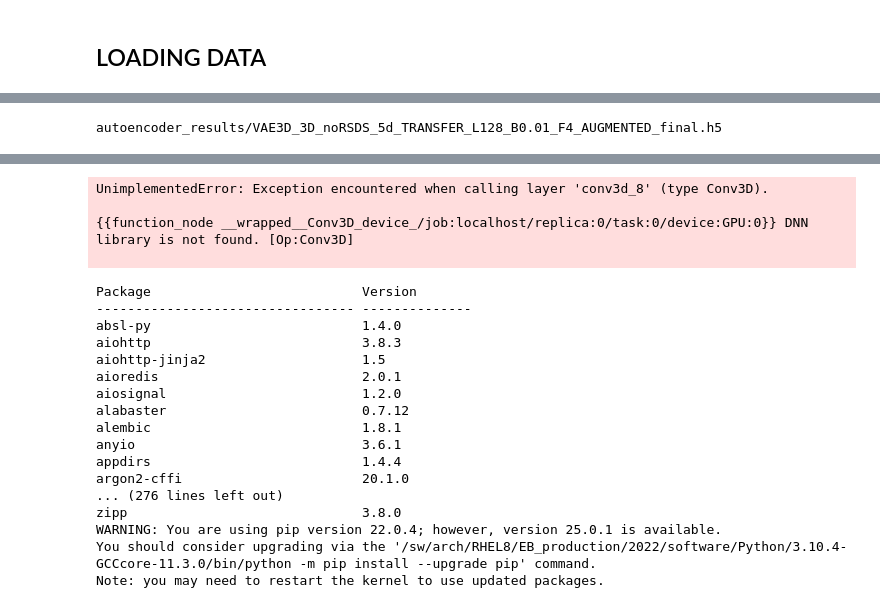
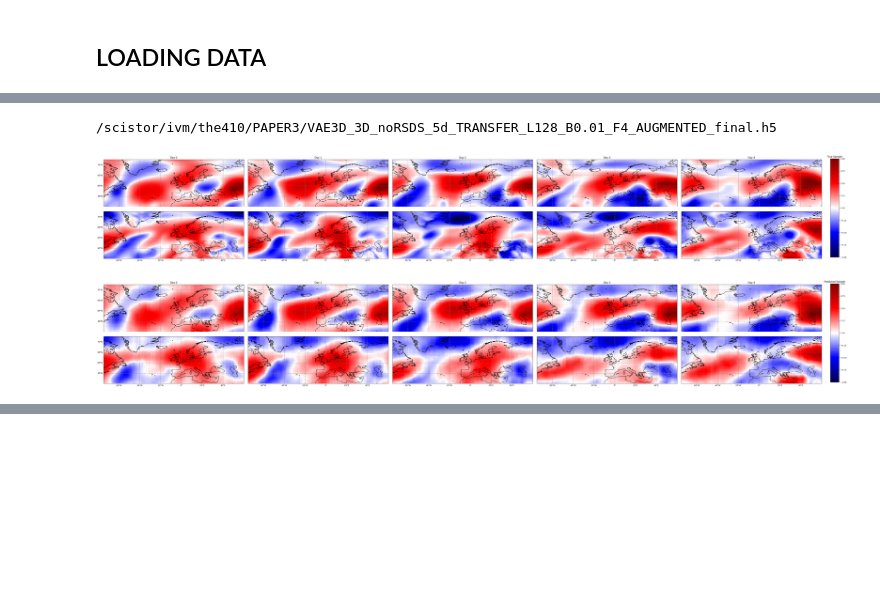
Before and after one commit to tamarahappe/HeaT, a Jupyter notebook: Notebooks/VAE_heatwave_reconstruction_ERA5.ipynb, the cells around one changed output, grey strips where cells are left out. Saved outputs shown, nothing was run; the diff lists cells and outputs as text; code cells hidden in the pictures; blank space fills up the shorter version.

Commit message:
changes to work on BAZIS cluster, creating R2 and plots for ERA5

```diff
--- a/Notebooks/VAE_heatwave_reconstruction_ERA5.ipynb
+++ b/Notebooks/VAE_heatwave_reconstruction_ERA5.ipynb
@@ -203,7 +206,7 @@ def plot_sample(x, norm_method):
   plt.show()
   plt.close()
 # %%
-def reconstruct_VAE_ERA5(model_file, L,  data_testbatch, outname):
+def reconstruct_VAE_ERA5(model_file, L,  data_testbatch):
     regularizer = tf.keras.regularizers.L2(0.2)
     model = CVAE(L, filter_scaling=4)
     model.built = True
@@ -221,7 +224,7 @@ def reconstruct_VAE_ERA5(model_file, L,  data_testbatch, outname):
     for element in data_testbatch.as_numpy_iterator():
         test_sample[0] = element[0]
         test_sample_transposed = np.transpose(element[0], (1, 0, 2, 3))
-    plot_sample(test_sample_transposed, "standardization_cut")
+    plot_sample(test_sample_transposed, "standardization_cut", "True Sample")
 
 
 
@@ -230,7 +233,38 @@ def reconstruct_VAE_ERA5(model_file, L,  data_testbatch, outname):
     predicted = model.decode(z, apply_sigmoid=False)
     predicted = predicted[0,:,:,:,:]
     predicted_transposed = np.transpose(predicted, (1, 0, 2, 3))
-    plot_sample(predicted_transposed, "standardization_cut")
+    plot_sample(predicted_transposed, "standardization_cut", "Predicted Sample")
+
+
+def get_r2_reconstructed_ERA5(model_file, L,  data_parsed):
+    from sklearn.metrics import r2_score
+
+    regularizer = tf.keras.regularizers.L2(0.2)
+    model = CVAE(L, filter_scaling=4)
+    model.built = True
+    model.load_weights(f"{model_file}")
+
+    warnings.filterwarnings("ignore")
+
+
+    test_sample = np.zeros((1, 192, 64, 5, 2))
+
+    r2_totals = []
+
+    for element in data_parsed.as_numpy_iterator():
+        test_sample[0] = element[0]
+        test_sample_transposed = np.transpose(element[0], (1, 0, 2, 3))
+
+        mean, logvar = model.encode(test_sample)
+        z = model.reparameterize(mean, logvar)
+        predicted = model.decode(z, apply_sigmoid=False)
+        predicted = predicted[0,:,:,:,:]
+        predicted_transposed = np.transpose(predicted, (1, 0, 2, 3))
+
+        r2 = r2_score(test_sample_transposed.flatten(), predicted_transposed.flatten())
+        r2_totals.append(r2)
+
+    return r2_totals
 # %%
 pwd
 # %% [output]
@@ -238,9 +272,13 @@ pwd
 # %%
-VAE_model = (128, "autoencoder_results/VAE3D_3D_noRSDS_5d_TRANSFER_L128_B0.01_F4_AUGMENTED_final.h5")
+VAE_model = (128, f"{data_path}/VAE3D_3D_noRSDS_5d_TRANSFER_L128_B0.01_F4_AUGMENTED_final.h5")
+# %%
+import matplotlib as mpl
+mpl.rcParams.update(mpl.rcParamsDefault)
 # %%
 print(VAE_model[1])
 
-reconstruct_VAE_ERA5(VAE_model[1], VAE_model[0], data_testbatch,
-                f"")
+true, pred = reconstruct_VAE_ERA5(VAE_model[1], VAE_model[0], data_testbatch)
 # %% [output]
-autoencoder_results/VAE3D_3D_noRSDS_5d_TRANSFER_L128_B0.01_F4_AUGMENTED_final.h5
+/scistor/ivm/the410/PAPER3/VAE3D_3D_noRSDS_5d_TRANSFER_L128_B0.01_F4_AUGMENTED_final.h5
+[figure, added]
+[figure, added]
@@ -250,24 +285,0 @@ autoencoder_results/VAE3D_3D_noRSDS_5d_TRANSFER_L128_B0.01_F4_AUGMENTED_final.h5
-UnimplementedError: Exception encountered when calling layer 'conv3d_8' (type Conv3D).
-
-{{function_node __wrapped__Conv3D_device_/job:localhost/replica:0/task:0/device:GPU:0}} DNN library is not found. [Op:Conv3D]
-
-# %%
-pip list
-# %% [output]
-Package                           Version
---------------------------------- --------------
-absl-py                           1.4.0
-aiohttp                           3.8.3
-aiohttp-jinja2                    1.5
-aioredis                          2.0.1
-aiosignal                         1.2.0
-alabaster                         0.7.12
-alembic                           1.8.1
-anyio                             3.6.1
-appdirs                           1.4.4
-argon2-cffi                       20.1.0
-... (276 lines left out)
-zipp                              3.8.0
-WARNING: You are using pip version 22.0.4; however, version 25.0.1 is available.
-You should consider upgrading via the '/sw/arch/RHEL8/EB_production/2022/software/Python/3.10.4-GCCcore-11.3.0/bin/python -m pip install --upgrade pip' command.
-Note: you may need to restart the kernel to use updated packages.
```
Also changed, not shown: parts of 43 cells of this notebook.
